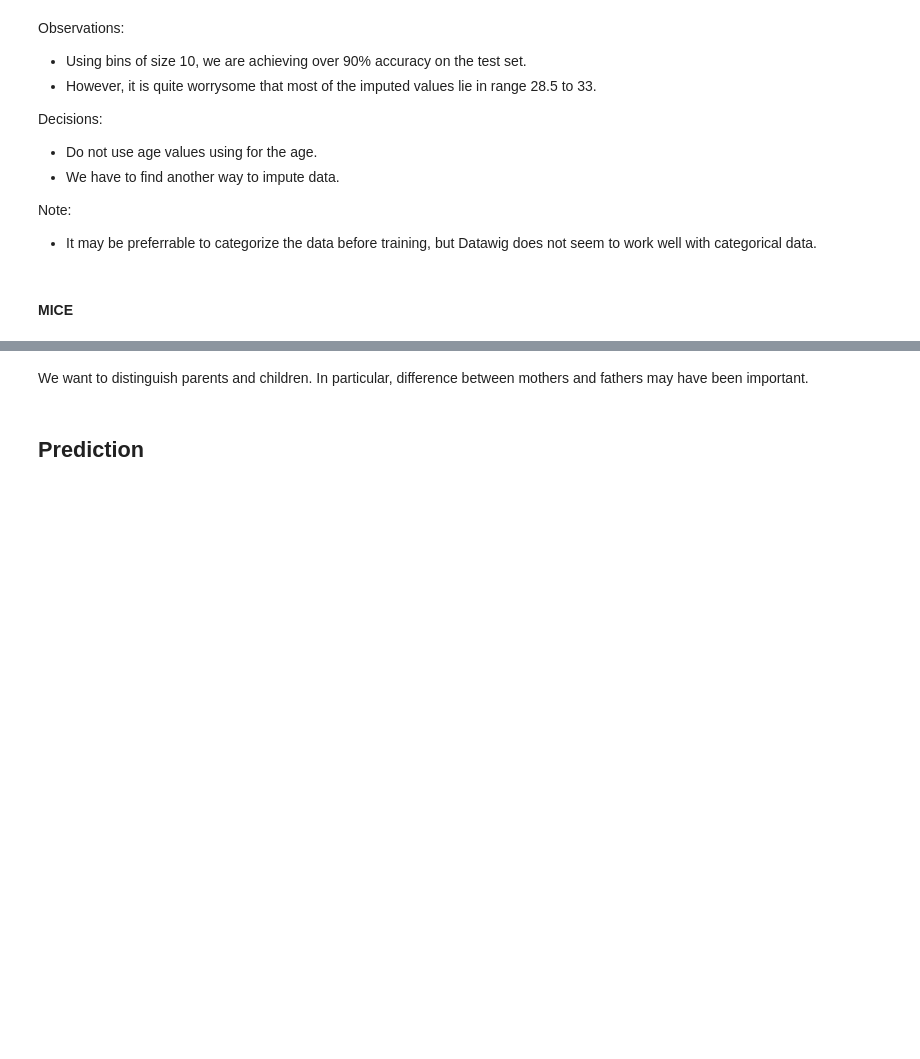
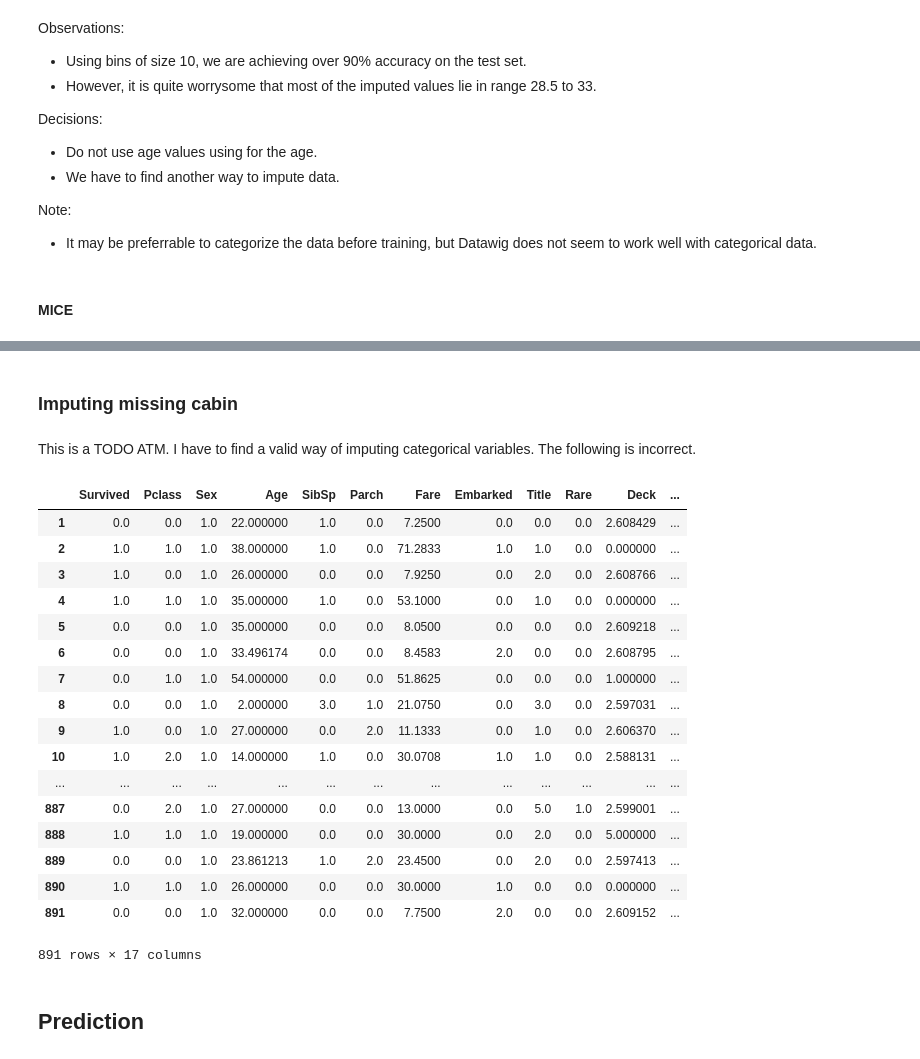
Before and after one commit to mirgee/data_projects, a Jupyter notebook: titanic/titanic.ipynb, the cells around one changed output, grey strips where cells are left out. Drawn from its saved outputs; the diff is of its cells as text; code cells hidden in the pictures; blank space fills up the shorter version.

```diff
--- a/titanic/titanic.ipynb
+++ b/titanic/titanic.ipynb
@@ -328,3 +471,3 @@ fig.show()
 # %%
 # Impute missing values to age column
-df_train['Age'][missing] = mice_imp[missing]
+df_train.loc[missing, 'Age'] = mice_imp[missing]
@@ -456,22 +474,48 @@ Decision:
-# %% [markdown]
-We want to distinguish parents and children. In particular, difference between mothers and fathers may have been important.
-# %%
-def is_mother(row):
-    return row.Age >= 18 and row.Parch > 0 and row.Sex == 'female' and row.Title != 'Miss.'
-def is_father(row):
-    return row.Age >= 18 and row.Parch > 0 and row.Sex == 'male'
-def is_child(row):
-    return row.Age < 18 and row.Parch > 0
-def is_alone(row):
-    return row.FamSize == 1
-def priority(row):
-    # TODO: Factor in Sex, maybe fare
-    return row.Class * row.Age
-
-df_train['Mother'] = df_train.apply(lambda r: is_mother(r), axis=1)
-df_train['Father'] = df_train.apply(lambda r: is_father(r), axis=1)
-df_train['Child'] = df_train.apply(lambda r: is_child(r), axis=1)
-df_train['Alone'] = df_train.apply(lambda r: is_alone(r), axis=1)
-df_train['Priority'] = df_train.apply(lambda r: priority(r), axis=1)
+# %%
+def priority(row):
+    # TODO: Factor in Sex, maybe fare
+    return row.Pclass * row.Age
+
+# With missing ages, we can create simple 'priority' feature
+df_train['Priority'] = df_train.apply(lambda r: priority(r), axis=1)
+# %% [markdown]
+### Imputing missing cabin
+# %% [markdown]
+This is a TODO ATM. I have to find a valid way of imputing categorical variables. The following is incorrect.
+# %%
+import numpy as np
+from sklearn.experimental import enable_iterative_imputer
+from sklearn.impute import IterativeImputer
+from sklearn.preprocessing import LabelEncoder
+
+input_columns = [c for c in df_train.columns if c not in ('Name', 'Ticket', 'Cabin')]
+
+df_train_temp = df_train.copy()
+for col in df_train.select_dtypes('category').columns:
+    df_train_temp[col] = pd.factorize(df_train[col])[0]
+    df_train_temp.loc[df_train_temp[col] == -1, col] = np.NaN
+
+imp = IterativeImputer(max_iter=10, random_state=0, initial_strategy='most_frequent')
+df_train_temp = imp.fit_transform(df_train_temp[input_columns])
+pd.DataFrame(df_train_temp, columns=input_columns, index=np.arange(1, 892))
+# %% [output]
+|  | Survived | Pclass | Sex | Age | SibSp | Parch | Fare | Embarked | Title | Rare | Deck | ... |
+| 1 | 0.0 | 0.0 | 1.0 | 22.000000 | 1.0 | 0.0 | 7.2500 | 0.0 | 0.0 | 0.0 | 2.608429 | ... |
+| 2 | 1.0 | 1.0 | 1.0 | 38.000000 | 1.0 | 0.0 | 71.2833 | 1.0 | 1.0 | 0.0 | 0.000000 | ... |
+| 3 | 1.0 | 0.0 | 1.0 | 26.000000 | 0.0 | 0.0 | 7.9250 | 0.0 | 2.0 | 0.0 | 2.608766 | ... |
+| 4 | 1.0 | 1.0 | 1.0 | 35.000000 | 1.0 | 0.0 | 53.1000 | 0.0 | 1.0 | 0.0 | 0.000000 | ... |
+| 5 | 0.0 | 0.0 | 1.0 | 35.000000 | 0.0 | 0.0 | 8.0500 | 0.0 | 0.0 | 0.0 | 2.609218 | ... |
+| 6 | 0.0 | 0.0 | 1.0 | 33.496174 | 0.0 | 0.0 | 8.4583 | 2.0 | 0.0 | 0.0 | 2.608795 | ... |
+| 7 | 0.0 | 1.0 | 1.0 | 54.000000 | 0.0 | 0.0 | 51.8625 | 0.0 | 0.0 | 0.0 | 1.000000 | ... |
+| 8 | 0.0 | 0.0 | 1.0 | 2.000000 | 3.0 | 1.0 | 21.0750 | 0.0 | 3.0 | 0.0 | 2.597031 | ... |
+| 9 | 1.0 | 0.0 | 1.0 | 27.000000 | 0.0 | 2.0 | 11.1333 | 0.0 | 1.0 | 0.0 | 2.606370 | ... |
+| 10 | 1.0 | 2.0 | 1.0 | 14.000000 | 1.0 | 0.0 | 30.0708 | 1.0 | 1.0 | 0.0 | 2.588131 | ... |
+| ... | ... | ... | ... | ... | ... | ... | ... | ... | ... | ... | ... | ... |
+| 887 | 0.0 | 2.0 | 1.0 | 27.000000 | 0.0 | 0.0 | 13.0000 | 0.0 | 5.0 | 1.0 | 2.599001 | ... |
+| 888 | 1.0 | 1.0 | 1.0 | 19.000000 | 0.0 | 0.0 | 30.0000 | 0.0 | 2.0 | 0.0 | 5.000000 | ... |
+| 889 | 0.0 | 0.0 | 1.0 | 23.861213 | 1.0 | 2.0 | 23.4500 | 0.0 | 2.0 | 0.0 | 2.597413 | ... |
+| 890 | 1.0 | 1.0 | 1.0 | 26.000000 | 0.0 | 0.0 | 30.0000 | 1.0 | 0.0 | 0.0 | 0.000000 | ... |
+| 891 | 0.0 | 0.0 | 1.0 | 32.000000 | 0.0 | 0.0 | 7.7500 | 2.0 | 0.0 | 0.0 | 2.609152 | ... |
+891 rows × 17 columns
 # %% [markdown]
 ## Prediction
```
Also changed, not shown: parts of 44 cells of this notebook.
